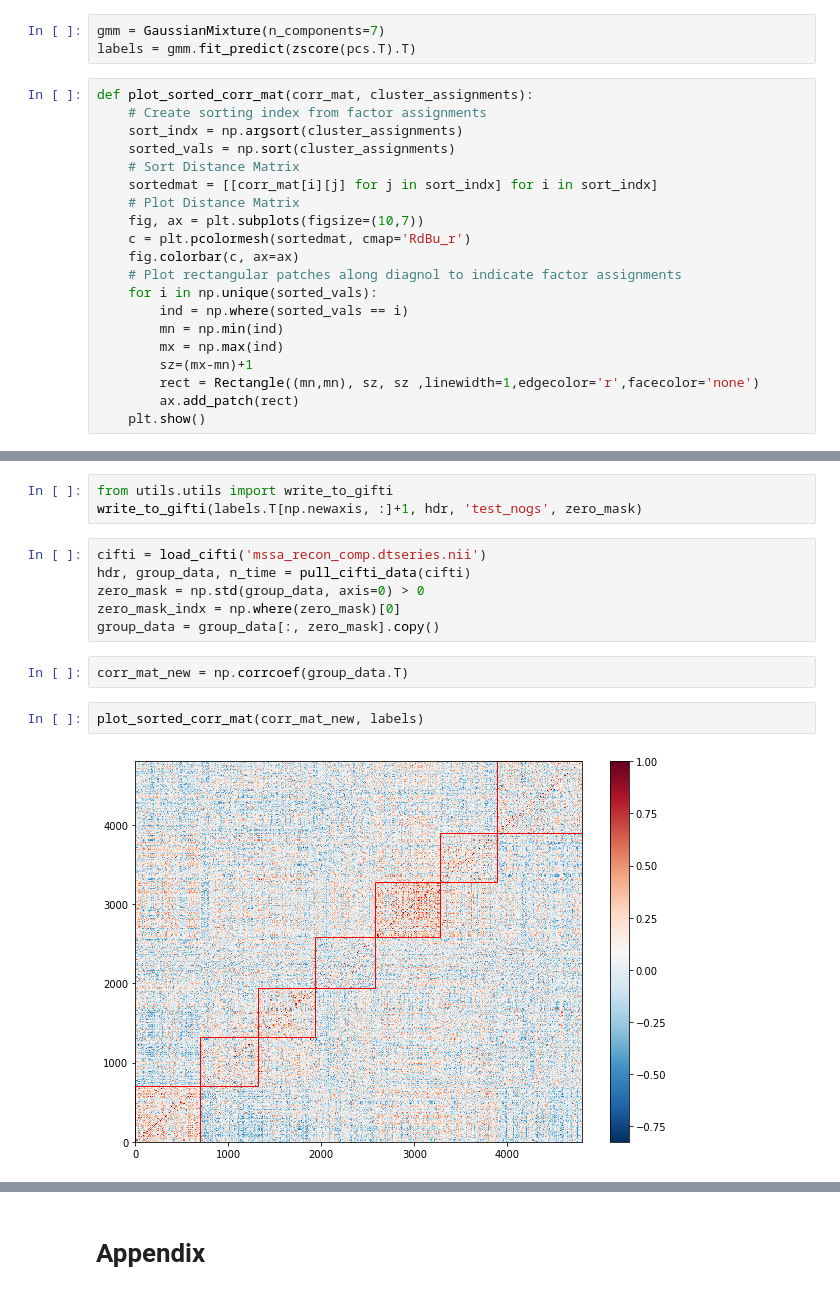
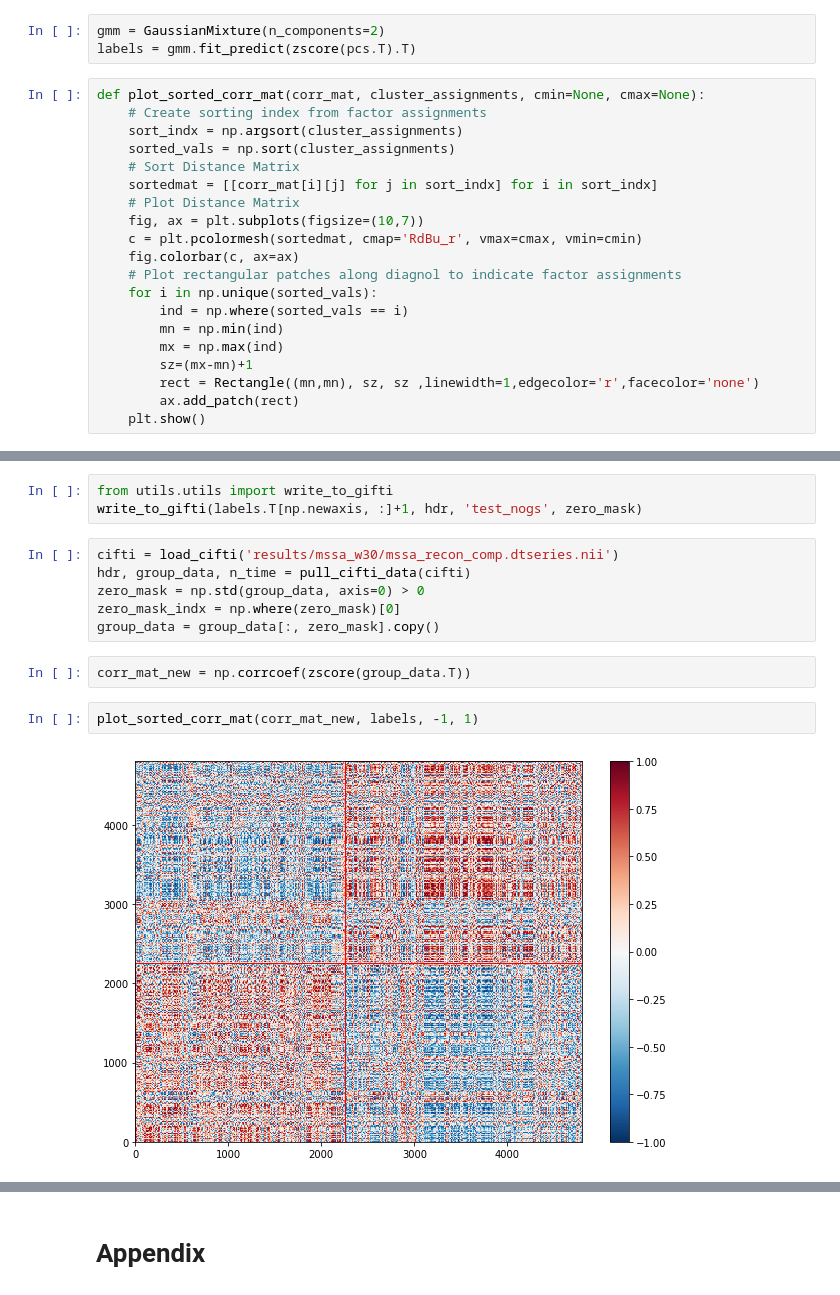
Before and after one commit to tsb46/BOLD_WAVES, a Jupyter notebook: study_demo.ipynb, the cells around one changed output, grey strips where cells are left out. Cells and saved outputs as stored; diff of their text form.

```diff
--- a/study_demo.ipynb
+++ b/study_demo.ipynb
@@ -333,8 +325,8 @@ pcs = svd.fit_transform(zscore(group_data_orig.T))
 # %%
-gmm = GaussianMixture(n_components=7)
+gmm = GaussianMixture(n_components=2)
 labels = gmm.fit_predict(zscore(pcs.T).T)
 # %%
-def plot_sorted_corr_mat(corr_mat, cluster_assignments):
+def plot_sorted_corr_mat(corr_mat, cluster_assignments, cmin=None, cmax=None):
 	# Create sorting index from factor assignments
 	sort_indx = np.argsort(cluster_assignments)
 	sorted_vals = np.sort(cluster_assignments)
@@ -342,7 +334,7 @@ def plot_sorted_corr_mat(corr_mat, cluster_assignments):
 	sortedmat = [[corr_mat[i][j] for j in sort_indx] for i in sort_indx]
 	# Plot Distance Matrix
 	fig, ax = plt.subplots(figsize=(10,7))
-	c = plt.pcolormesh(sortedmat, cmap='RdBu_r')
+	c = plt.pcolormesh(sortedmat, cmap='RdBu_r', vmax=cmax, vmin=cmin)
 	fig.colorbar(c, ax=ax)
 	# Plot rectangular patches along diagnol to indicate factor assignments
 	for i in np.unique(sorted_vals):
@@ -361,14 +353,14 @@ plot_sorted_corr_mat(corr_mat, labels)
 from utils.utils import write_to_gifti
 write_to_gifti(labels.T[np.newaxis, :]+1, hdr, 'test_nogs', zero_mask)
 # %%
-cifti = load_cifti('mssa_recon_comp.dtseries.nii')
+cifti = load_cifti('results/mssa_w30/mssa_recon_comp.dtseries.nii')
 hdr, group_data, n_time = pull_cifti_data(cifti)
 zero_mask = np.std(group_data, axis=0) > 0
 zero_mask_indx = np.where(zero_mask)[0]
 group_data = group_data[:, zero_mask].copy()
 # %%
-corr_mat_new = np.corrcoef(group_data.T)
+corr_mat_new = np.corrcoef(zscore(group_data.T))
 # %%
-plot_sorted_corr_mat(corr_mat_new, labels)
+plot_sorted_corr_mat(corr_mat_new, labels, -1, 1)
 # %% [output]
-[figure, old version]
+[figure, new version]
```
Also changed, not shown: parts of 7 cells of this notebook, 9 other files.
